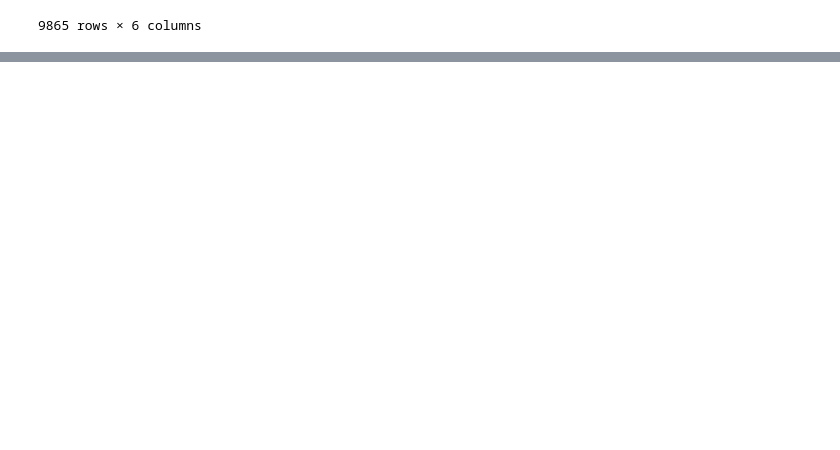
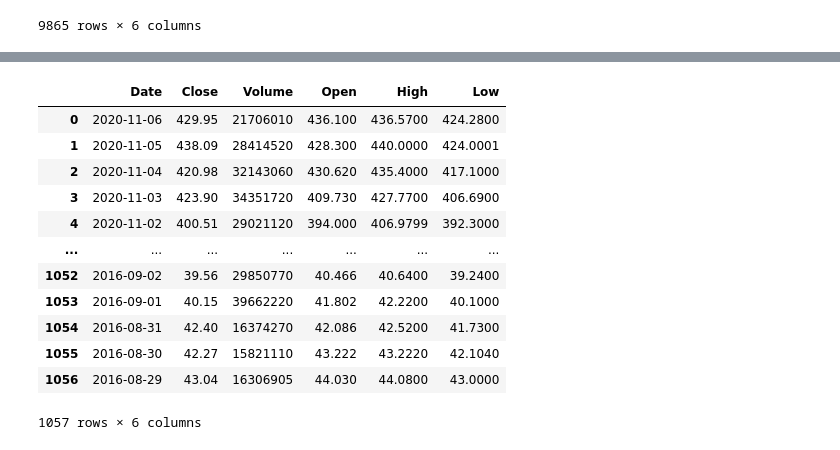
Before and after one commit to enesyuzak/getfinnews, a Jupyter notebook: preProcessNews.ipynb, the cells around one changed output, grey strips where cells are left out. Cells and saved outputs as stored; diff of their text form; code cells hidden in the pictures; blank space fills up the shorter version.

```diff
--- a/preProcessNews.ipynb
+++ b/preProcessNews.ipynb
@@ -731,0 +754,16 @@ df_news
+# %%
+df_prices
+# %% [output]
+|  | Date | Close | Volume | Open | High | Low |
+| 0 | 2020-11-06 | 429.95 | 21706010 | 436.100 | 436.5700 | 424.2800 |
+| 1 | 2020-11-05 | 438.09 | 28414520 | 428.300 | 440.0000 | 424.0001 |
+| 2 | 2020-11-04 | 420.98 | 32143060 | 430.620 | 435.4000 | 417.1000 |
+| 3 | 2020-11-03 | 423.90 | 34351720 | 409.730 | 427.7700 | 406.6900 |
+| 4 | 2020-11-02 | 400.51 | 29021120 | 394.000 | 406.9799 | 392.3000 |
+| ... | ... | ... | ... | ... | ... | ... |
+| 1052 | 2016-09-02 | 39.56 | 29850770 | 40.466 | 40.6400 | 39.2400 |
+| 1053 | 2016-09-01 | 40.15 | 39662220 | 41.802 | 42.2200 | 40.1000 |
+| 1054 | 2016-08-31 | 42.40 | 16374270 | 42.086 | 42.5200 | 41.7300 |
+| 1055 | 2016-08-30 | 42.27 | 15821110 | 43.222 | 43.2220 | 42.1040 |
+| 1056 | 2016-08-29 | 43.04 | 16306905 | 44.030 | 44.0800 | 43.0000 |
+1057 rows × 6 columns
```
Also changed, not shown: parts of 11 cells of this notebook, 3 other files.
